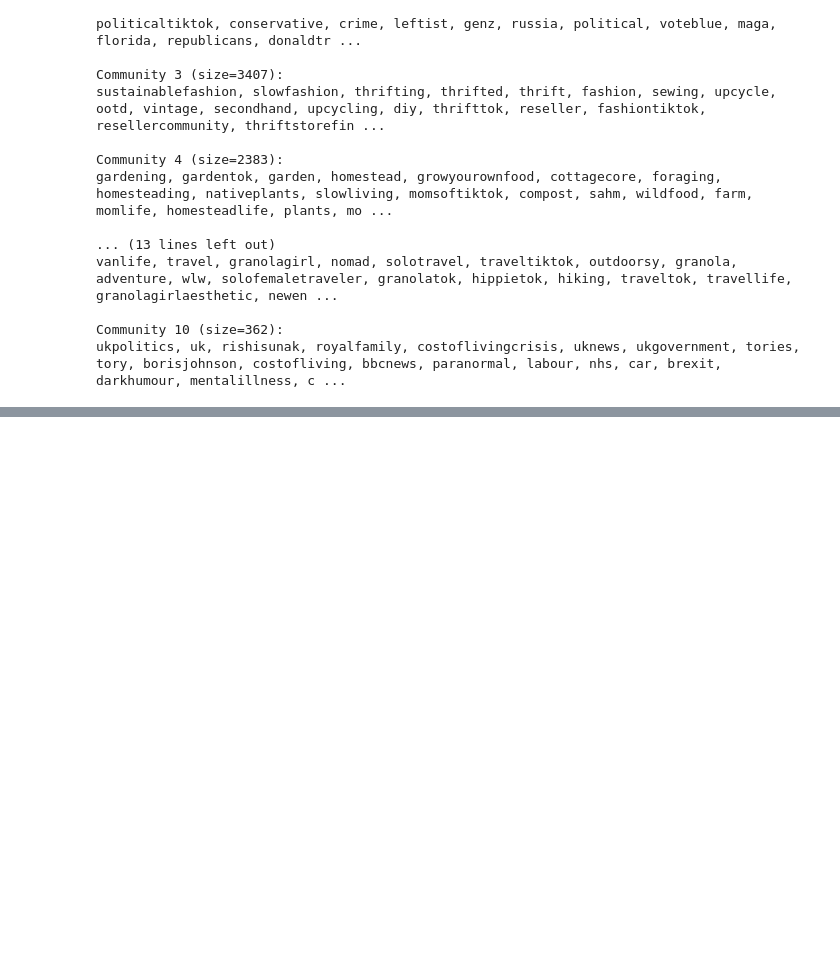
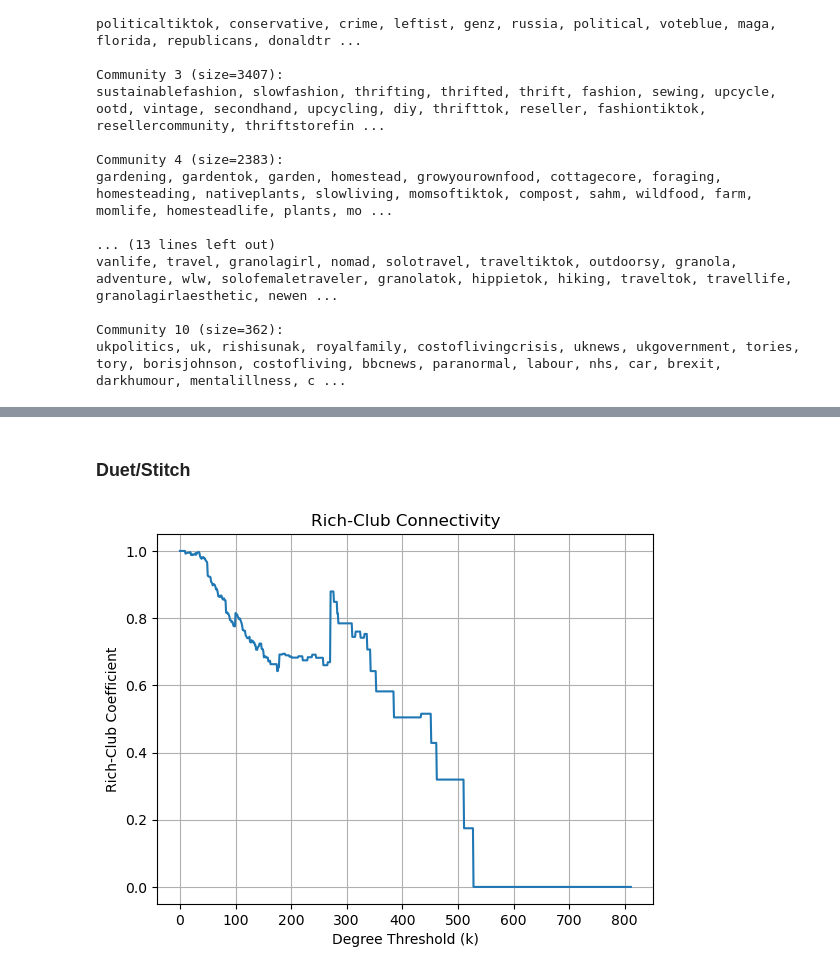
Before and after one commit to jbij/Bachelor, a Jupyter notebook: stats.ipynb, the cells around one changed output, grey strips where cells are left out. Drawn from its saved outputs; the diff is of its cells as text; code cells hidden in the pictures; blank space fills up the shorter version.

```diff
--- a/stats.ipynb
+++ b/stats.ipynb
@@ -796,0 +865,16 @@ ukpolitics, uk, rishisunak, royalfamily, costoflivingcrisis, uknews, ukgovernmen
+# %% [markdown]
+### Duet/Stitch
+# %%
+ds_undirected = ds.to_undirected()
+ds_undirected.remove_edges_from(nx.selfloop_edges(ds_undirected))
+rich_club = nx.rich_club_coefficient(ds_undirected, normalized=True)
+
+import matplotlib.pyplot as plt
+plt.plot(list(rich_club.keys()), list(rich_club.values()))
+plt.xlabel('Degree Threshold (k)')
+plt.ylabel('Rich-Club Coefficient')
+plt.title('Rich-Club Connectivity')
+plt.grid(True)
+plt.show()
+# %% [output]
+[figure, added]
```
Also changed, not shown: parts of 37 cells of this notebook, 2 other files.
